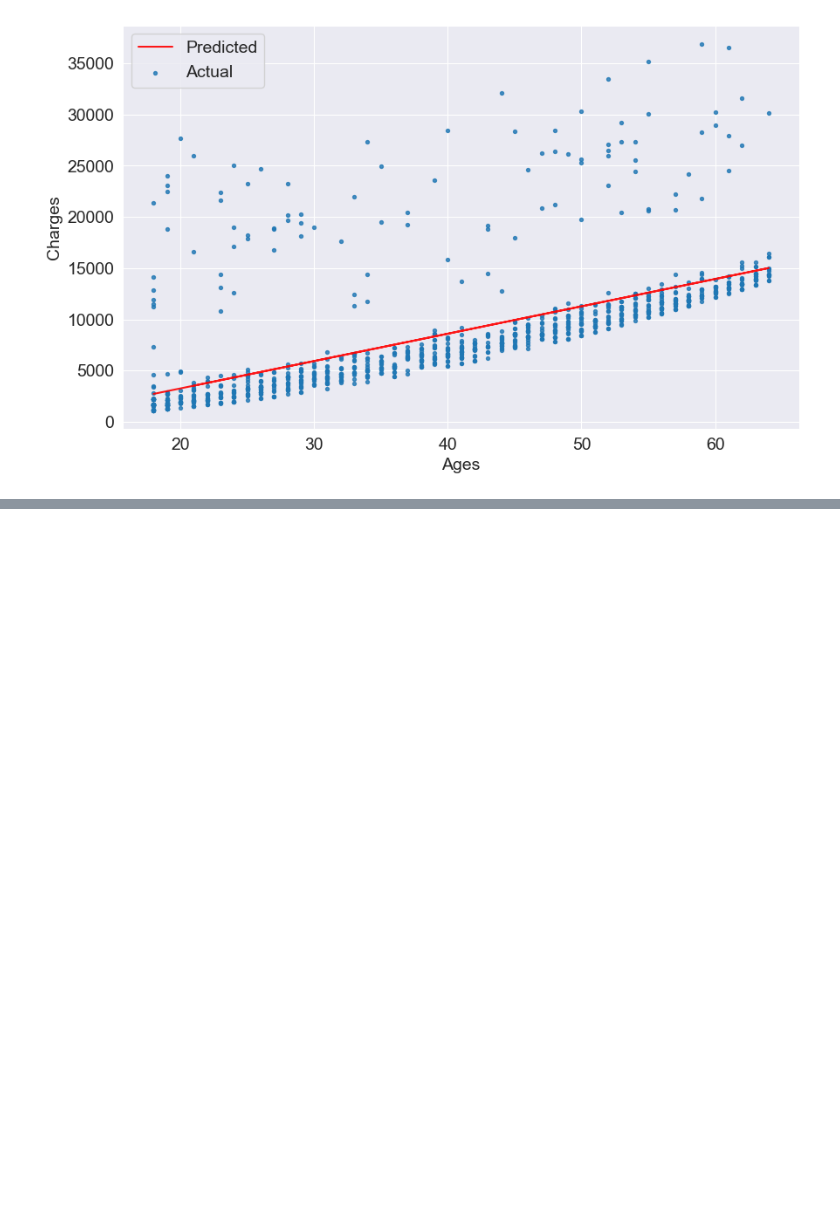
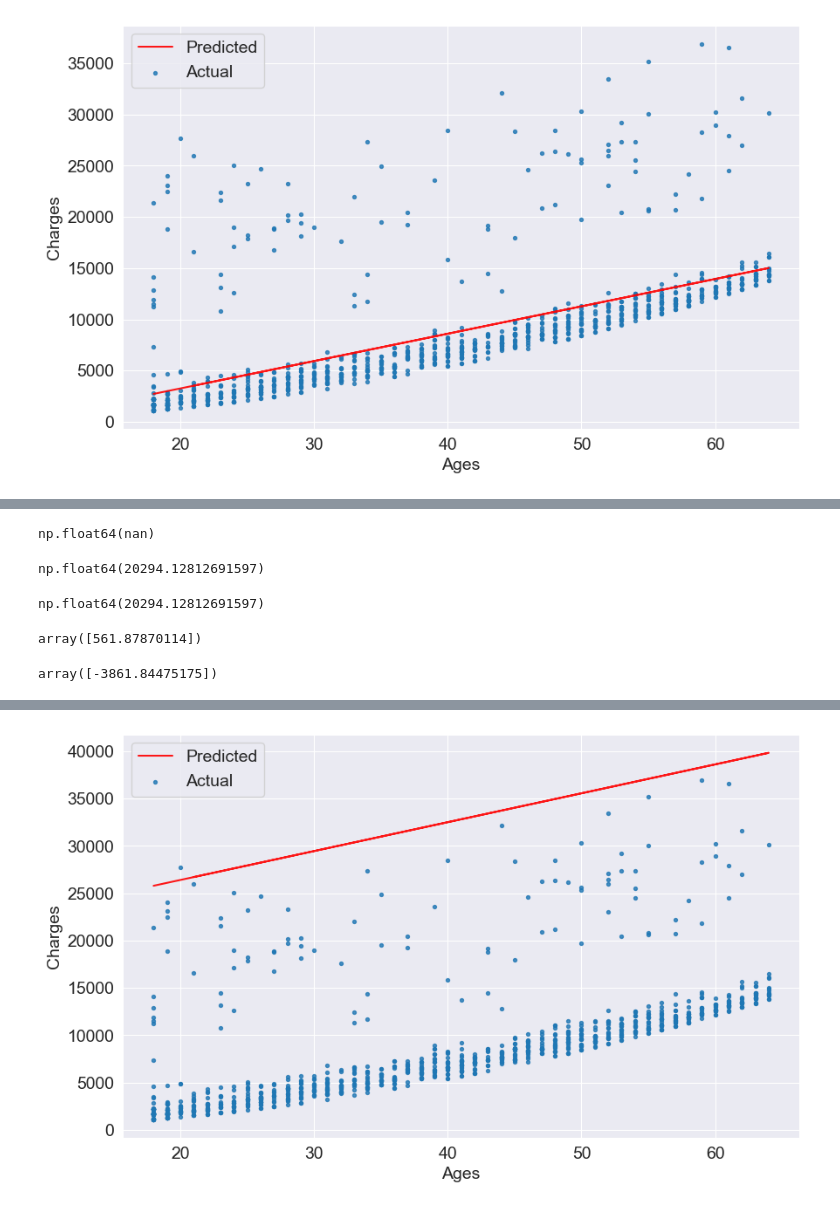
Before and after one commit to LeeBoy-Hmong/MachineLearning, a Jupyter notebook: LinearRegression.ipynb, the cells around one changed output, grey strips where cells are left out. Saved outputs shown, nothing was run; the diff lists cells and outputs as text; code cells hidden in the pictures; blank space fills up the shorter version.

```diff
--- a/LinearRegression.ipynb
+++ b/LinearRegression.ipynb
@@ -460,0 +461,5 @@ target.shape: {target.shape}
+# %%
+## Exercise: Repeat the steps in this section to train a linear regression model to estimate medical charges for smokers. Visualize the targest and predictions, and compute the loss.
+# Make a new data frame for smokers
+
+smoker_df = medical_df[medical_df.smoker == "yes"]
@@ -460,0 +471,5 @@ target.shape: {target.shape}
+# %%
+new_inputs = smoker_df[['age']]
+new_target = smoker_df.charges
+print(f"new_inputs.shape: {new_inputs.shape}")
+print(f"targets.shapes: {new_target.shape}")
@@ -460,0 +479,2 @@ target.shape: {target.shape}
+# %%
+model.fit(new_inputs, new_target)
@@ -460,0 +532,23 @@ target.shape: {target.shape}
+# %%
+rmse(new_inputs, new_target)
+# %% [output]
+np.float64(nan)
+# %%
+model.coef_
+# %% [output]
+np.float64(20294.12812691597)
+# %%
+model.intercept_
+# %% [output]
+np.float64(20294.12812691597)
+# %%
+models2.coef_
+# %% [output]
+array([561.87870114])
+# %%
+models2.intercept_
+# %% [output]
+array([-3861.84475175])
+# %%
+try_parameters(model.coef_, model.intercept_)
+# %% [output]
@@ -460,0 +556 @@ target.shape: {target.shape}
+[figure, added]
```
Also changed, not shown: parts of 11 cells of this notebook.
